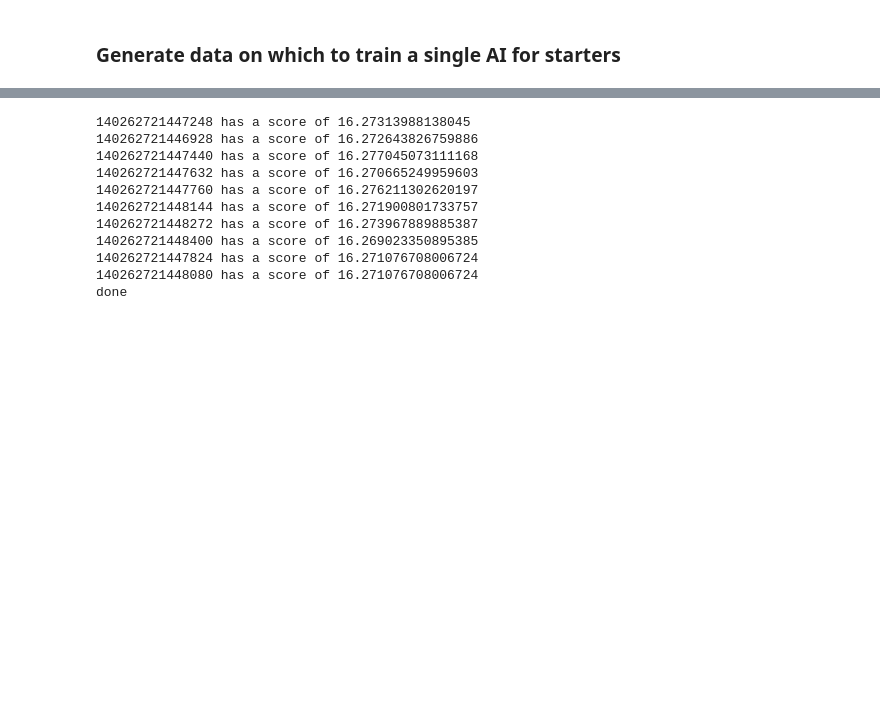
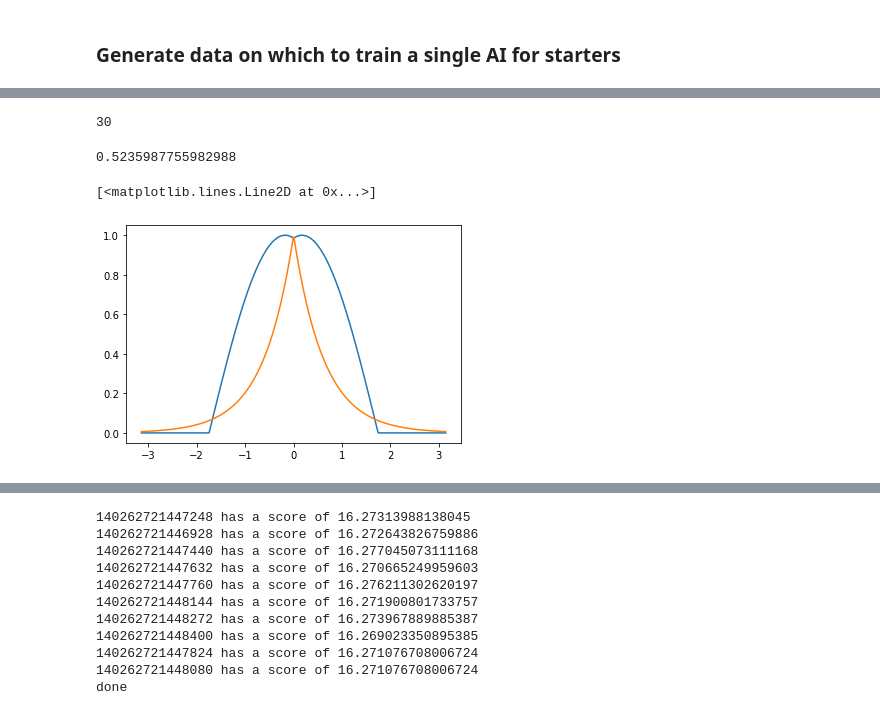
Before and after one commit to bjornah/GamePhysicsSim, a Jupyter notebook: notebooks/TestingNN.ipynb, the cells around one changed output, grey strips where cells are left out. Drawn from its saved outputs; the diff is of its cells as text; code cells hidden in the pictures; blank space fills up the shorter version.

```diff
--- a/notebooks/TestingNN.ipynb
+++ b/notebooks/TestingNN.ipynb
@@ -49,0 +146,8 @@ import GamePhysicsSim.Utils as Utils
+# %%
+90-15-45
+# %% [output]
+30
+# %%
+30/360*2*np.pi
+# %% [output]
+0.5235987755982988
@@ -49,0 +156,7 @@ import GamePhysicsSim.Utils as Utils
+# %%
+theta = np.linspace(-np.pi,np.pi,500)
+plt.plot(theta,[np.clip(np.cos(abs(th)-10/360*2*np.pi),0,1) for th in theta])
+plt.plot(theta,[np.clip(np.exp(-abs(th/(np.pi/5))),0,1) for th in theta])
+# %% [output]
+[<matplotlib.lines.Line2D at 0x...>]
+[figure, added]
```
Also changed, not shown: parts of 15 cells of this notebook, 39 other files.
